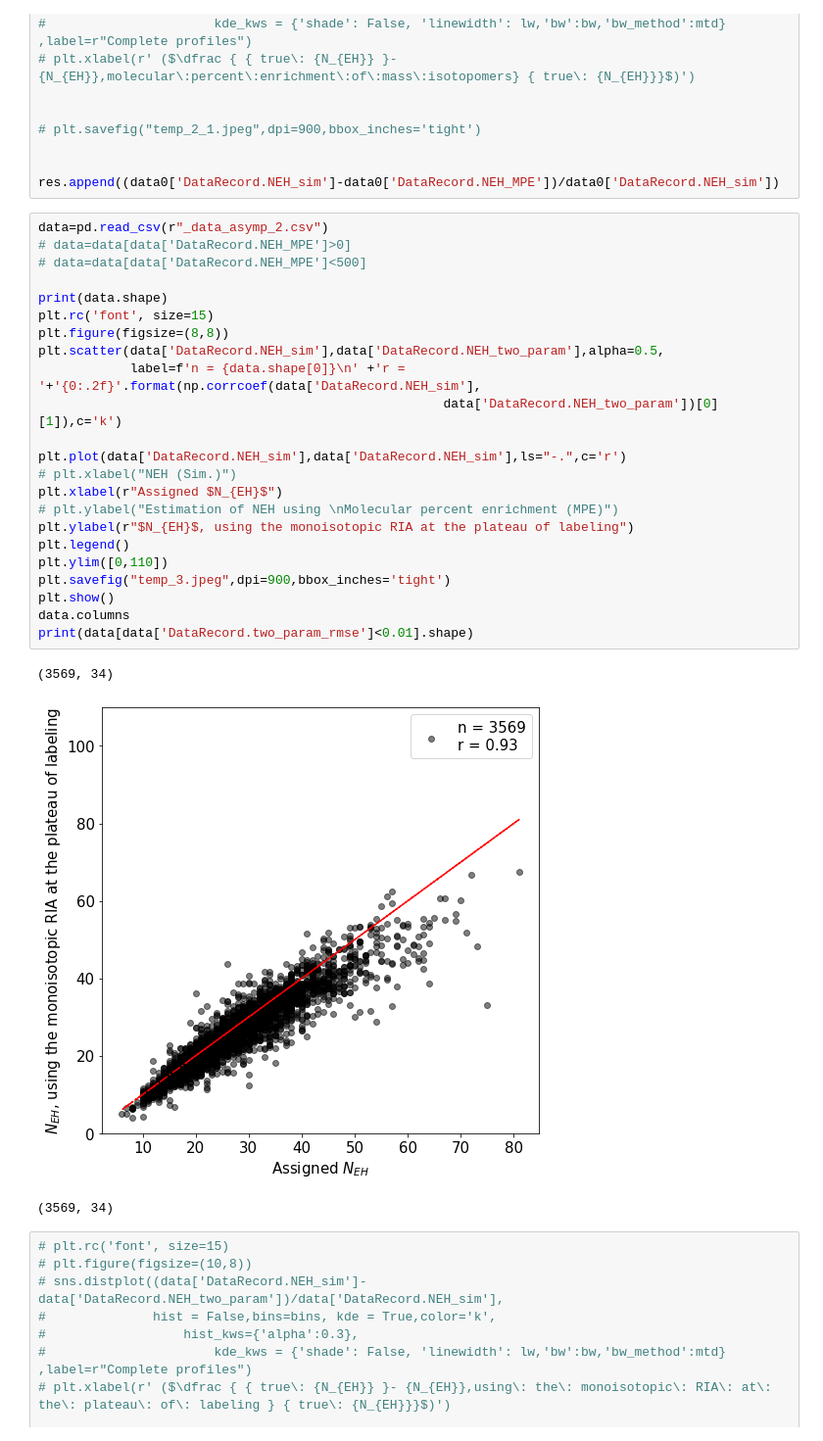
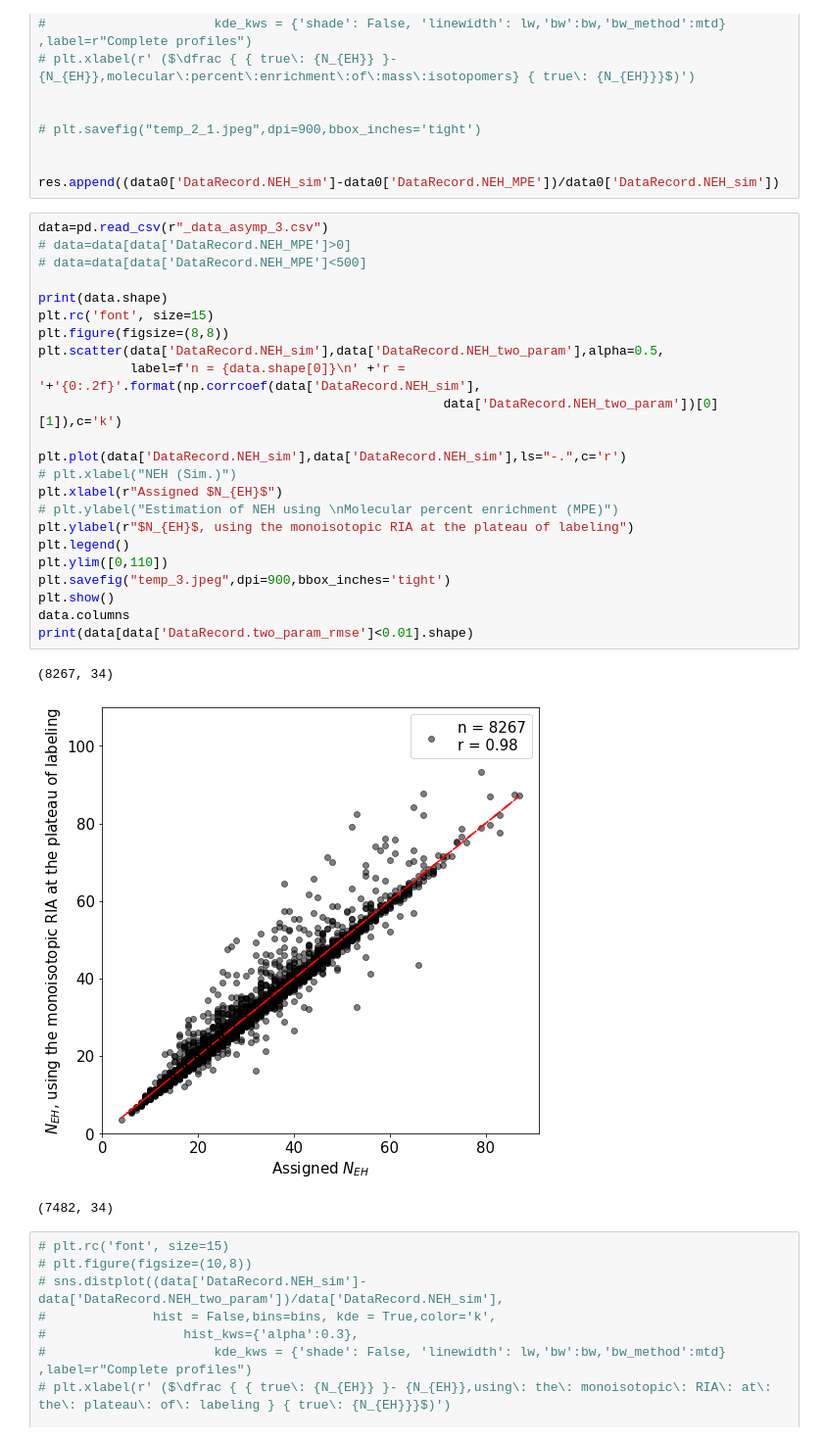
Before and after one commit to henockmamo54/Analysis_for_neh_paper, a Jupyter notebook: Final/Simulation_ape_mpe_asymp/simulation_peptide_NEH.ipynb, the cells around one changed output. Shown: that part at 98% size. Saved outputs shown, nothing was run; the diff lists cells and outputs as text.

```diff
--- a/Final/Simulation_ape_mpe_asymp/simulation_peptide_NEH.ipynb
+++ b/Final/Simulation_ape_mpe_asymp/simulation_peptide_NEH.ipynb
@@ -113,32 +113,32 @@ print(data[data['DataRecord.MPE_rmse']<0.01].shape)
 
 res.append((data0['DataRecord.NEH_sim']-data0['DataRecord.NEH_MPE'])/data0['DataRecord.NEH_sim'])
 # %%
-data=pd.read_csv(r"_data_asymp_2.csv")
+data=pd.read_csv(r"_data_asymp_3.csv")
 # data=data[data['DataRecord.NEH_MPE']>0]
 # data=data[data['DataRecord.NEH_MPE']<500]
 
 print(data.shape)
 plt.rc('font', size=15)
 plt.figure(figsize=(8,8))
 plt.scatter(data['DataRecord.NEH_sim'],data['DataRecord.NEH_two_param'],alpha=0.5,
             label=f'n = {data.shape[0]}\n' +'r = '+'{0:.2f}'.format(np.corrcoef(data['DataRecord.NEH_sim'],
                                                      data['DataRecord.NEH_two_param'])[0][1]),c='k')
 
 plt.plot(data['DataRecord.NEH_sim'],data['DataRecord.NEH_sim'],ls="-.",c='r')
 # plt.xlabel("NEH (Sim.)")
 plt.xlabel(r"Assigned $N_{EH}$")
 # plt.ylabel("Estimation of NEH using \nMolecular percent enrichment (MPE)")
 plt.ylabel(r"$N_{EH}$, using the monoisotopic RIA at the plateau of labeling")
 plt.legend()
 plt.ylim([0,110])
 plt.savefig("temp_3.jpeg",dpi=900,bbox_inches='tight')
 plt.show()
 data.columns
 print(data[data['DataRecord.two_param_rmse']<0.01].shape)
 # %% [output]
-(3569, 34)
+(8267, 34)
-[figure, old version]
+[figure, new version]
-(3569, 34)
+(7482, 34)
 # %%
 # plt.rc('font', size=15)
 # plt.figure(figsize=(10,8))
```
Also changed, not shown: parts of 2 cells of this notebook, 18 other files.
